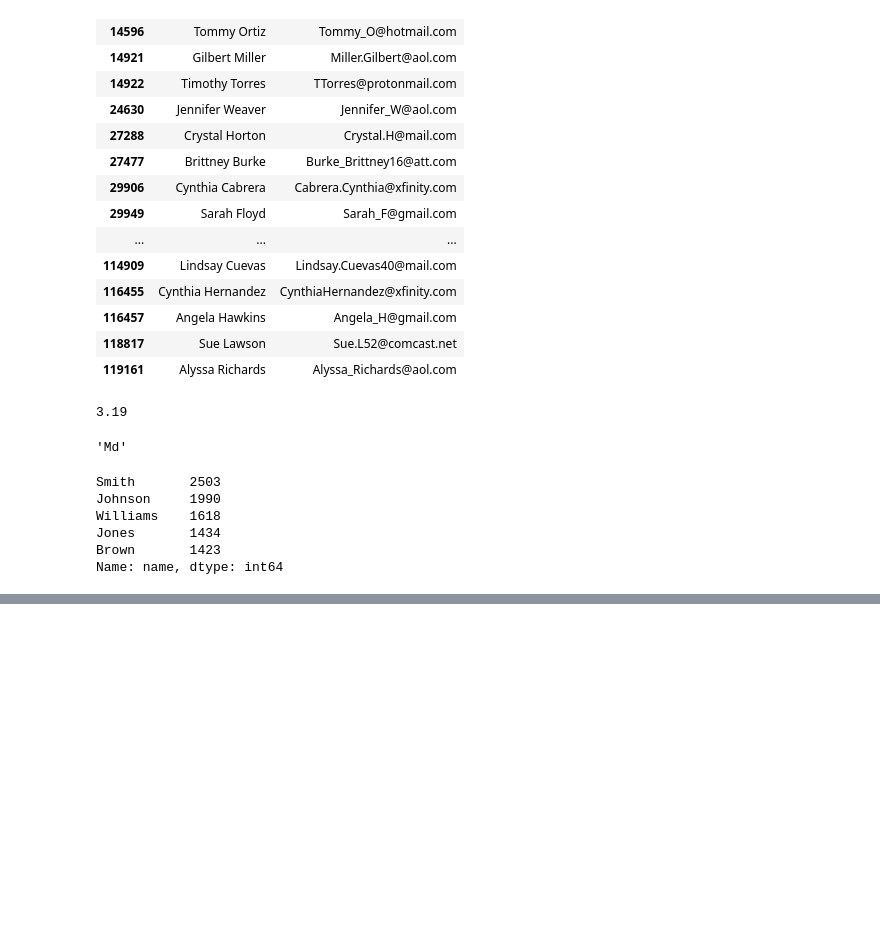
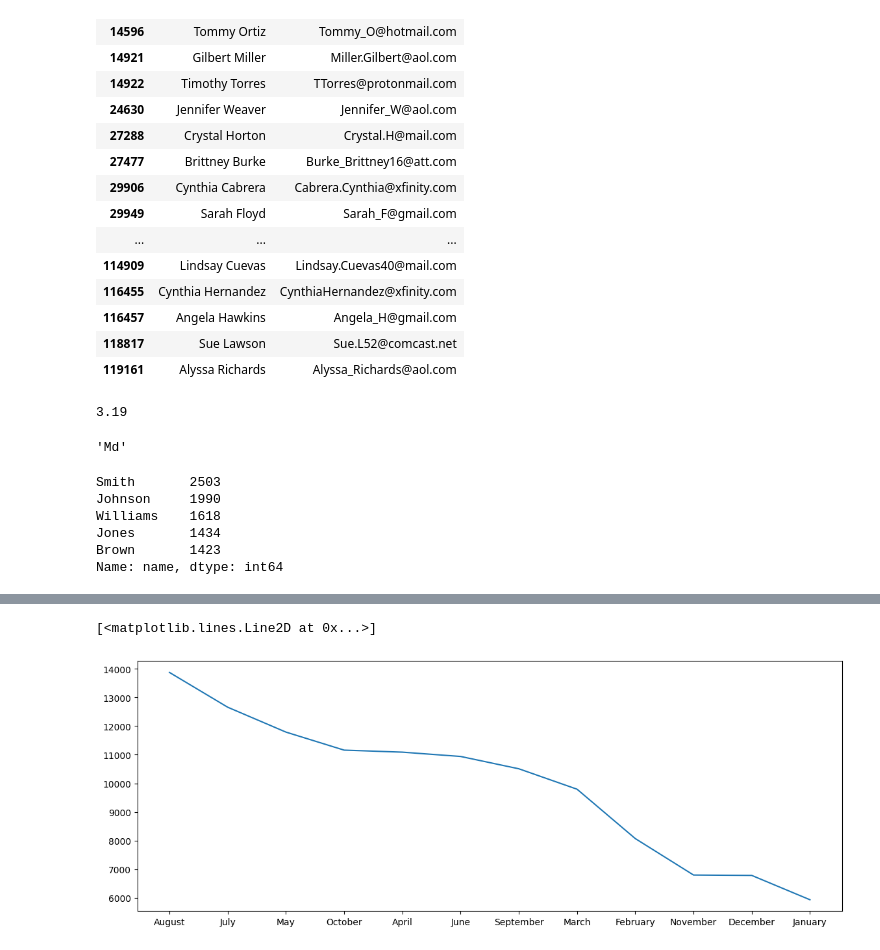
Before and after one commit to Mayandza/Projet, a Jupyter notebook: projet_hotel.ipynb, the cells around one changed output, grey strips where cells are left out. Saved outputs shown, nothing was run; the diff lists cells and outputs as text; code cells hidden in the pictures; blank space fills up the shorter version.

```diff
--- a/projet_hotel.ipynb
+++ b/projet_hotel.ipynb
@@ -205,3 +205,7 @@ Williams    1618
 Jones       1434
 Brown       1423
 Name: name, dtype: int64
+# %%
+## Les noms des personnes qui avaient réservé pour le plus grand nombre d'enfants et bébé pour leurs séjours
+
+df['total_enfant_bb'] = df['children'] + df['babies']
@@ -207,0 +265,11 @@ Name: name, dtype: int64
+# %%
+## Réprésentation graphique .
+# Comme le montre le graphique, il ya plus d'arrivée au mois d'Août , cela peut être justifié par le fait que c'est un mois de vacances dans la plus part des pays étudiés
+
+
+
+plt.figure(figsize=(14,5), dpi=100)
+plt.plot(df['arrival_date_month'].value_counts())
+# %% [output]
+[<matplotlib.lines.Line2D at 0x...>]
+[figure, added]
```
Also changed, not shown: parts of 7 cells of this notebook.
